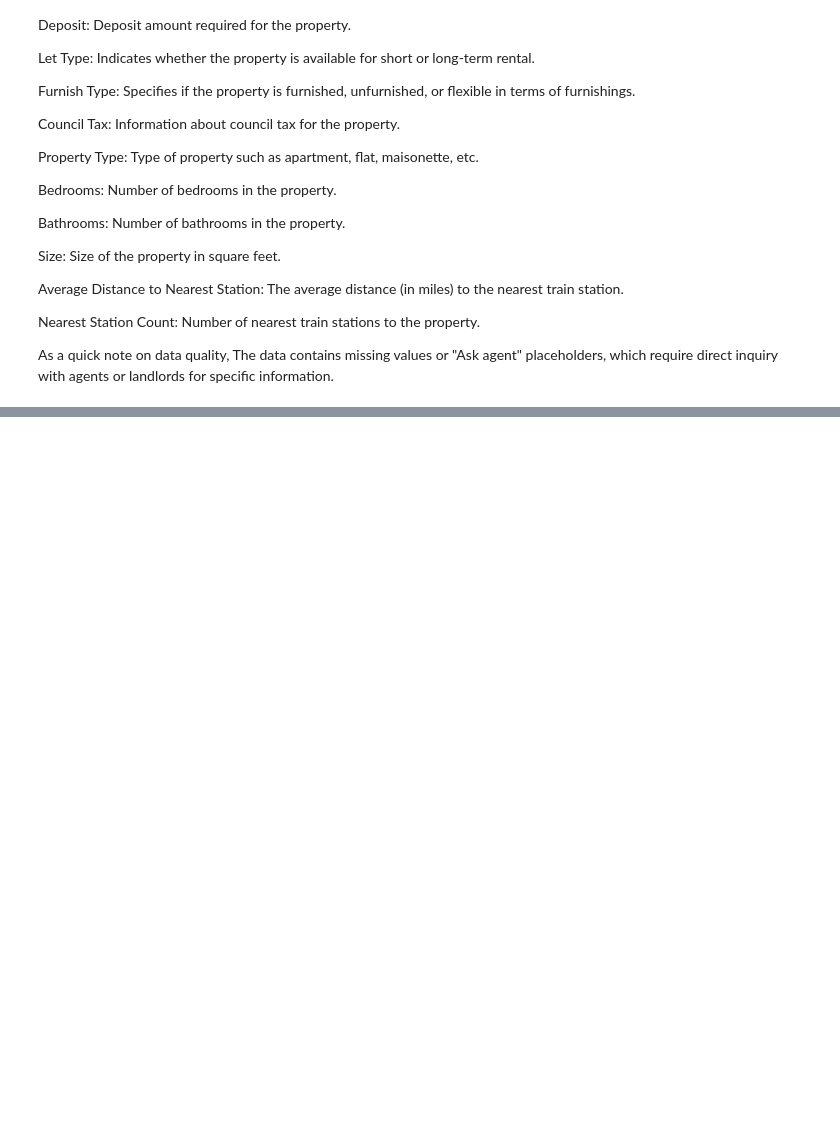
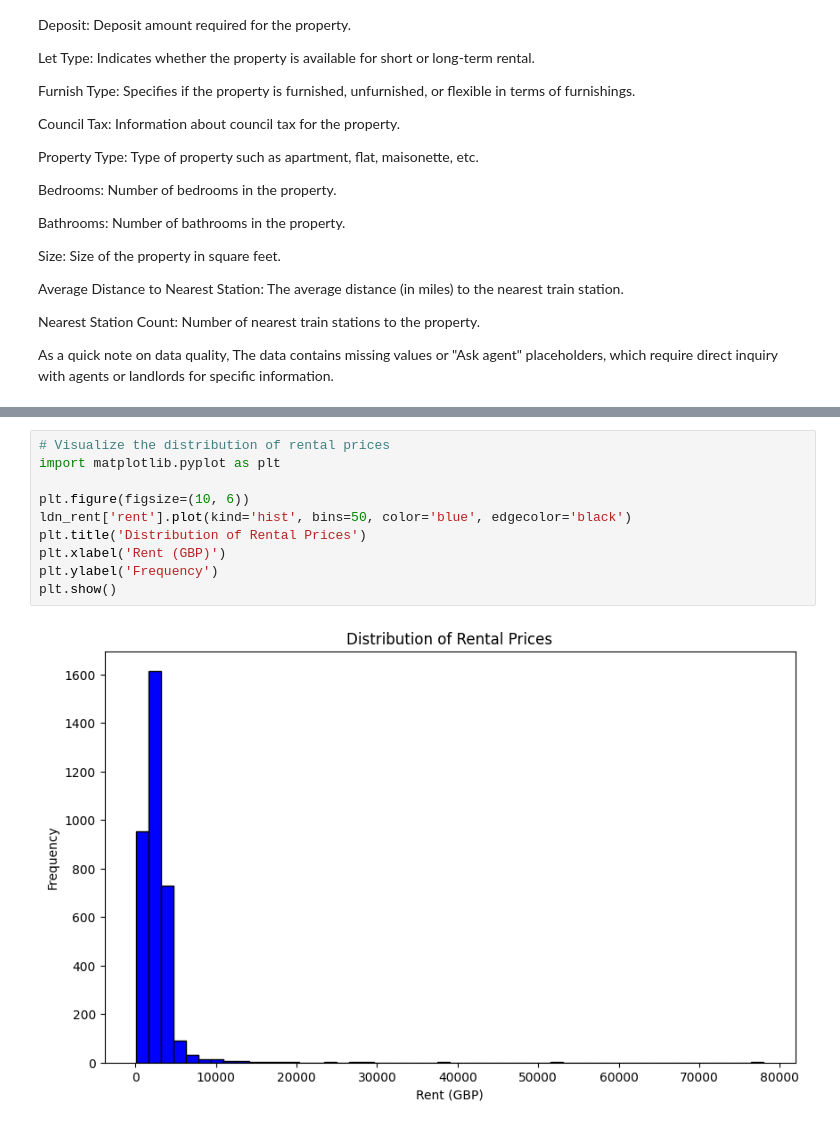
Before and after one commit to amith-rs/amith-rs, a Jupyter notebook: renting-in-london.ipynb, the cells around one changed output, grey strips where cells are left out. Saved outputs shown, nothing was run; the diff lists cells and outputs as text; blank space fills up the shorter version.

```diff
--- a/renting-in-london.ipynb
+++ b/renting-in-london.ipynb
@@ -62,0 +155,12 @@ As a quick note on data quality, The data contains missing values or "Ask agent"
+# %%
+# Visualize the distribution of rental prices
+import matplotlib.pyplot as plt
+
+plt.figure(figsize=(10, 6))
+ldn_rent['rent'].plot(kind='hist', bins=50, color='blue', edgecolor='black')
+plt.title('Distribution of Rental Prices')
+plt.xlabel('Rent (GBP)')
+plt.ylabel('Frequency')
+plt.show()
+# %% [output]
+[figure, added]
```
Also changed, not shown: parts of 7 cells of this notebook.
